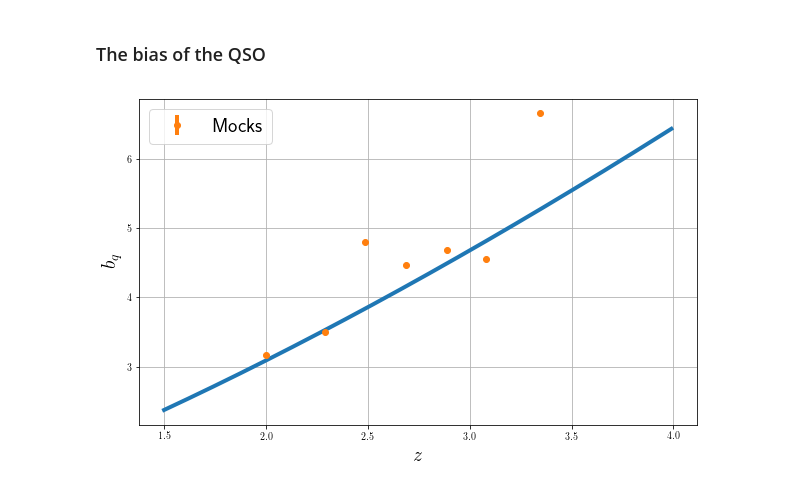
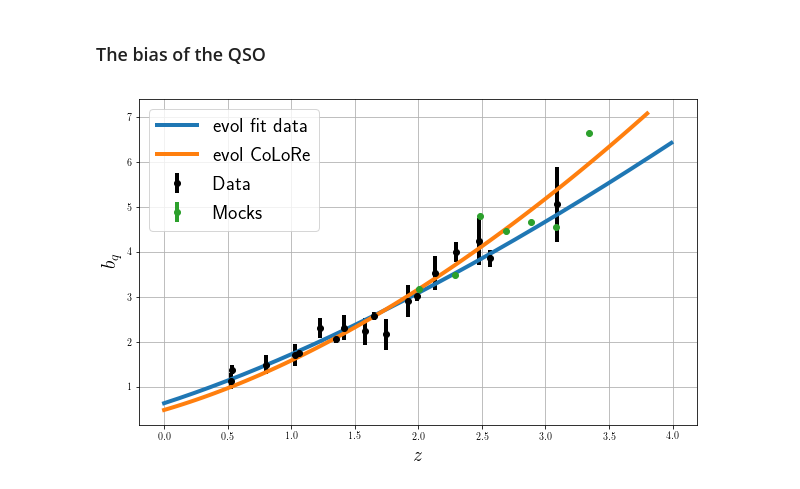
Before and after one commit to igmhub/desi_QA, a Jupyter notebook: Mocks/QA_autoQSO.ipynb, the cells around one changed output. Saved outputs shown, nothing was run; the diff lists cells and outputs as text; code cells hidden in the pictures.

```diff
--- a/Mocks/QA_autoQSO.ipynb
+++ b/Mocks/QA_autoQSO.ipynb
@@ -533,21 +544,45 @@ plt.show()
 [figure]
 # %% [markdown]
 ### The bias of the QSO
-# %%
-z = sp.arange(1.5,4.,0.01)
-bias = bias_vs_z_std(z, zref=0.37, alpha=1.44)
-plt.plot(z,bias,linewidth=4)
-
-lst = [ el['FIT_RES'] for el in toPlot.values() if 'FIT_RES' in el.keys() ]
-xxx = sp.array([ el['ZEFF'] for el in lst ])
-yyy = sp.array([ el['bias_QSO'][0]*el['growth_rate'][0]/el['beta_QSO'][0] for el in lst ])
-zzz = sp.array([ el['bias_QSO'][1] for el in lst ])
-plt.errorbar(xxx,yyy,zzz,fmt='o',label='Mocks')
-
-plt.xlabel(r'$z$')
-plt.ylabel(r'$b_{q}$')
-plt.legend()
-plt.grid()
-plt.show()
-# %% [output]
-[figure, removed]
+# %%
+data = {}
+
+### Croom (QSO, table 3) : https://arxiv.org/pdf/astro-ph/0409314v1.pdf
+data['Croom2005'] = {'z':[0.526,0.804,1.026,1.225,1.413,1.579,1.745,1.921,2.131,2.475],
+                     'b':[1.13,1.49,1.71,2.31,2.32,2.24,2.17,2.91,3.53,4.24],
+                     'e':[0.18,0.21,0.24,0.23,0.27,0.30,0.35,0.35,0.38,0.53]}
+### Shen (QSO, table 3) https://arxiv.org/pdf/1212.4526.pdf
+data['Shen2013'] = {'z':[0.532], 'b':[1.38], 'e':[0.10]}
+### Laurent et al. 2016 (QSO, table 2)  https://arxiv.org/pdf/1602.09010.pdf
+data['Laurent2016'] = {'z':[2.30,2.56,3.09], 'b':[4.01,3.86,5.06], 'e':[0.22,0.19,0.83]}
+### Laurent et al. 2017 (QSO, table 2) https://arxiv.org/pdf/1705.04718.pdf
+data['Laurent2017'] = {'z':[1.06,1.35,1.65,1.99], 'b':[1.75,2.06,2.57,3.03], 'e':[0.08,0.08,0.09,0.11]}
+
+label = True
+for k,v in data.items():
+    if label:
+        plt.errorbar(v['z'],v['b'],yerr=v['e'],fmt='o',color='black',label='Data')
+        label = False
+    else:
+        plt.errorbar(v['z'],v['b'],yerr=v['e'],fmt='o',color='black')
+
+z = sp.arange(0.,4.,0.01)
+bias = bias_vs_z_std(z, zref=0.37, alpha=1.44)
+plt.plot(z,bias,linewidth=4,label='evol fit data')
+
+biasCoLoRe = sp.loadtxt(os.path.expandvars(mock['input_bias_QSO_evol']))
+plt.plot(biasCoLoRe[:,0],biasCoLoRe[:,1],linewidth=4,label='evol CoLoRe')
+
+lst = [ el['FIT_RES'] for el in toPlot.values() if 'FIT_RES' in el.keys() ]
+xxx = sp.array([ el['ZEFF'] for el in lst ])
+yyy = sp.array([ el['bias_QSO'][0]*el['growth_rate'][0]/el['beta_QSO'][0] for el in lst ])
+zzz = sp.array([ el['bias_QSO'][1] for el in lst ])
+plt.errorbar(xxx,yyy,zzz,fmt='o',label='Mocks')
+
+plt.xlabel(r'$z$')
+plt.ylabel(r'$b_{q}$')
+plt.legend()
+plt.grid()
+plt.show()
+# %% [output]
+[figure, added]
```
Also changed, not shown: parts of 3 cells of this notebook.
